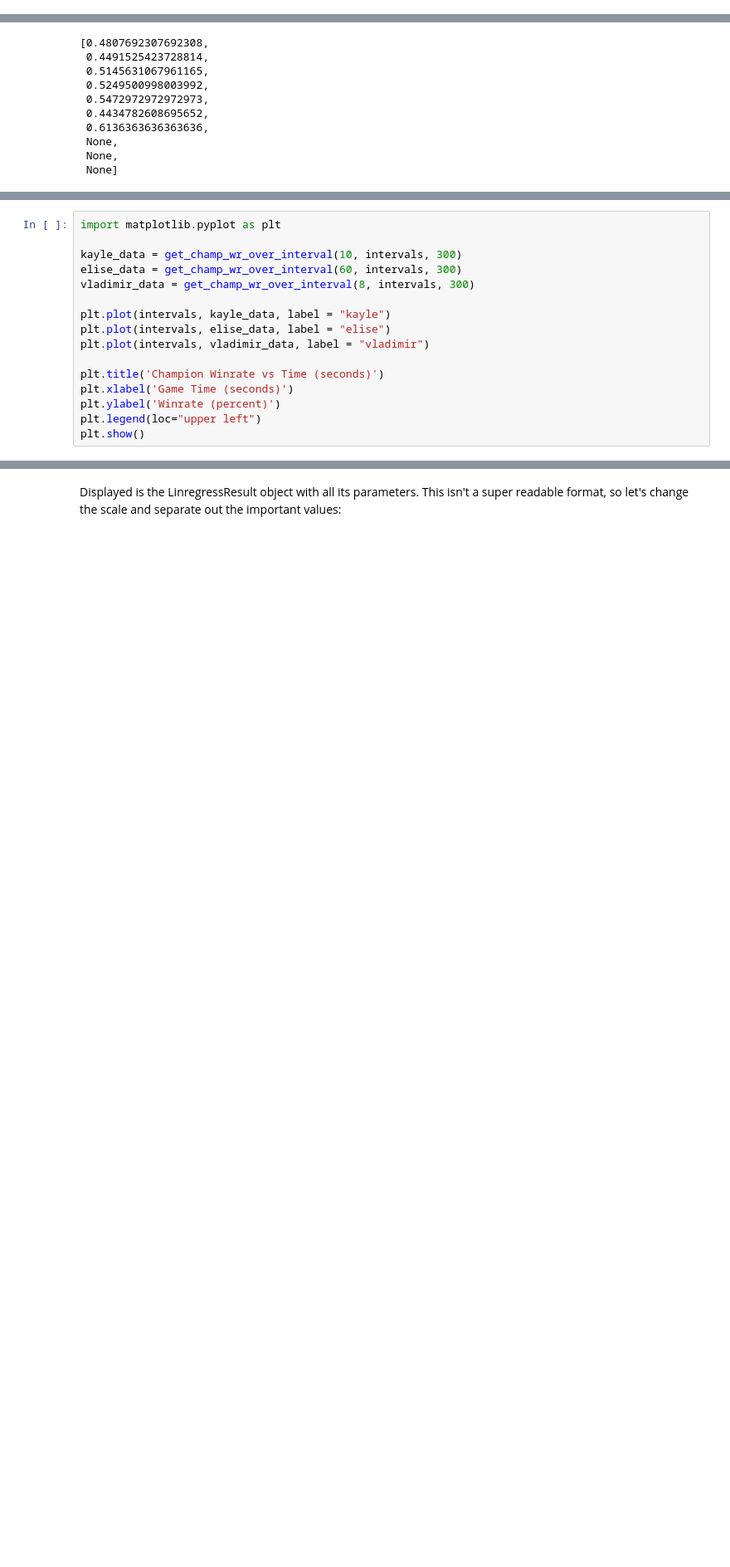
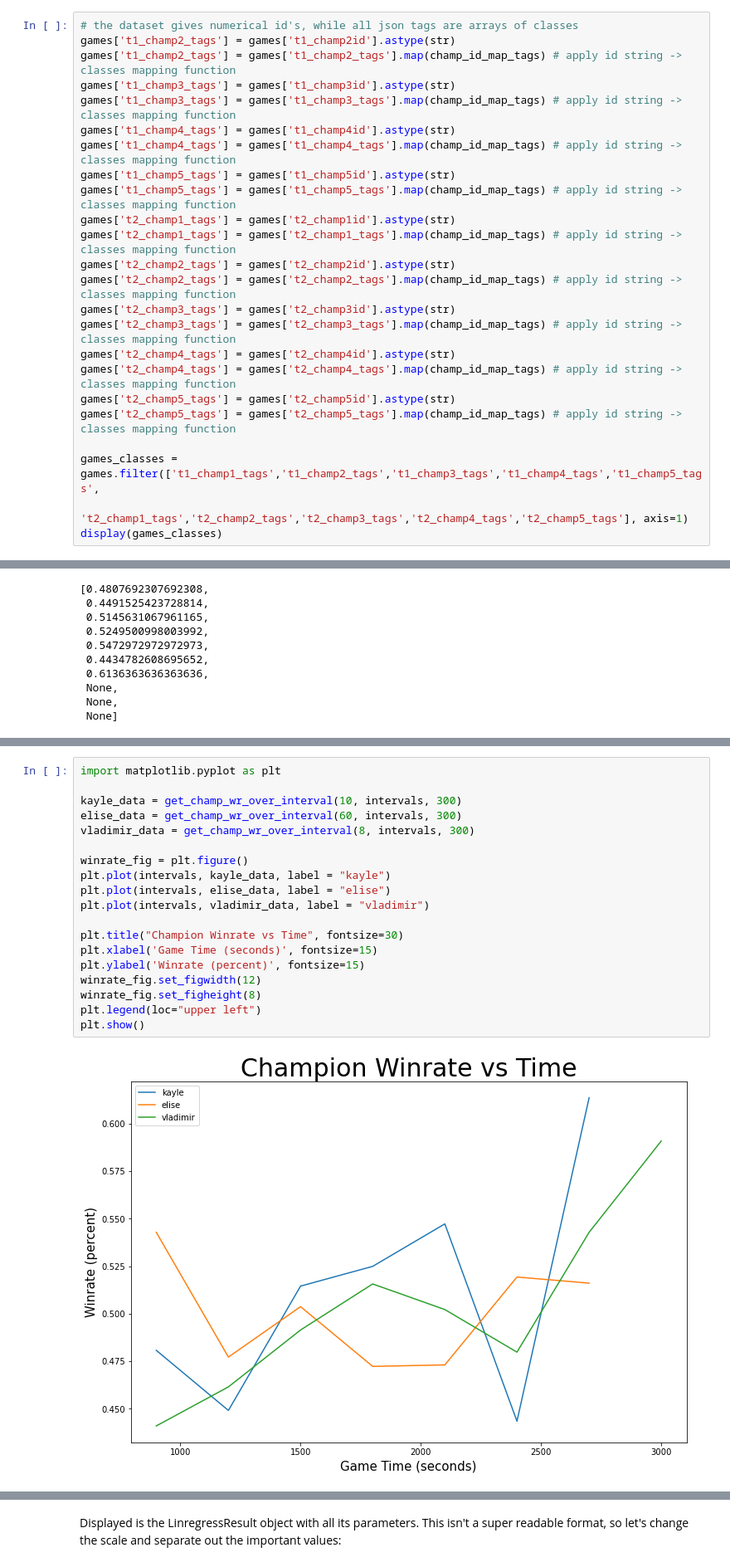
Before and after one commit to aj-sarama/blue-team, a Jupyter notebook: FinalProject.ipynb, the cells around one changed output, grey strips where cells are left out. Shown at 83% size. Drawn from its saved outputs; the diff is of its cells as text; blank space fills up the shorter version.

```diff
--- a/FinalProject.ipynb
+++ b/FinalProject.ipynb
@@ -404,0 +433,24 @@ plt.show()
+# %%
+# the dataset gives numerical id's, while all json tags are arrays of classes
+games['t1_champ2_tags'] = games['t1_champ2id'].astype(str)
+games['t1_champ2_tags'] = games['t1_champ2_tags'].map(champ_id_map_tags) # apply id string -> classes mapping function
+games['t1_champ3_tags'] = games['t1_champ3id'].astype(str)
+games['t1_champ3_tags'] = games['t1_champ3_tags'].map(champ_id_map_tags) # apply id string -> classes mapping function
+games['t1_champ4_tags'] = games['t1_champ4id'].astype(str)
+games['t1_champ4_tags'] = games['t1_champ4_tags'].map(champ_id_map_tags) # apply id string -> classes mapping function
+games['t1_champ5_tags'] = games['t1_champ5id'].astype(str)
+games['t1_champ5_tags'] = games['t1_champ5_tags'].map(champ_id_map_tags) # apply id string -> classes mapping function
+games['t2_champ1_tags'] = games['t2_champ1id'].astype(str)
+games['t2_champ1_tags'] = games['t2_champ1_tags'].map(champ_id_map_tags) # apply id string -> classes mapping function
+games['t2_champ2_tags'] = games['t2_champ2id'].astype(str)
+games['t2_champ2_tags'] = games['t2_champ2_tags'].map(champ_id_map_tags) # apply id string -> classes mapping function
+games['t2_champ3_tags'] = games['t2_champ3id'].astype(str)
+games['t2_champ3_tags'] = games['t2_champ3_tags'].map(champ_id_map_tags) # apply id string -> classes mapping function
+games['t2_champ4_tags'] = games['t2_champ4id'].astype(str)
+games['t2_champ4_tags'] = games['t2_champ4_tags'].map(champ_id_map_tags) # apply id string -> classes mapping function
+games['t2_champ5_tags'] = games['t2_champ5id'].astype(str)
+games['t2_champ5_tags'] = games['t2_champ5_tags'].map(champ_id_map_tags) # apply id string -> classes mapping function
+
+games_classes = games.filter(['t1_champ1_tags','t1_champ2_tags','t1_champ3_tags','t1_champ4_tags','t1_champ5_tags',
+                    't2_champ1_tags','t2_champ2_tags','t2_champ3_tags','t2_champ4_tags','t2_champ5_tags'], axis=1)
+display(games_classes)
@@ -503,19 +623,24 @@ This winrate data would be much more interpretable on a graph, since we are hopi
 # %%
 import matplotlib.pyplot as plt
 
 kayle_data = get_champ_wr_over_interval(10, intervals, 300)
 elise_data = get_champ_wr_over_interval(60, intervals, 300)
 vladimir_data = get_champ_wr_over_interval(8, intervals, 300)
 
+winrate_fig = plt.figure()
 plt.plot(intervals, kayle_data, label = "kayle")
 plt.plot(intervals, elise_data, label = "elise")
 plt.plot(intervals, vladimir_data, label = "vladimir")
 
-plt.title('Champion Winrate vs Time (seconds)')
-plt.xlabel('Game Time (seconds)')
-plt.ylabel('Winrate (percent)')
+plt.title("Champion Winrate vs Time", fontsize=30)
+plt.xlabel('Game Time (seconds)', fontsize=15)
+plt.ylabel('Winrate (percent)', fontsize=15)
+winrate_fig.set_figwidth(12)
+winrate_fig.set_figheight(8)
 plt.legend(loc="upper left")
 plt.show()
+# %% [output]
+[figure, added]
 # %% [markdown]
 Vladimir's data looks fairly promising as a candidate for being a "scaling champion". Let's figure out exactly how well he scales over time, and see if the results are statistically significant.
 
```
Also changed, not shown: parts of 27 cells of this notebook, 1 other file.
